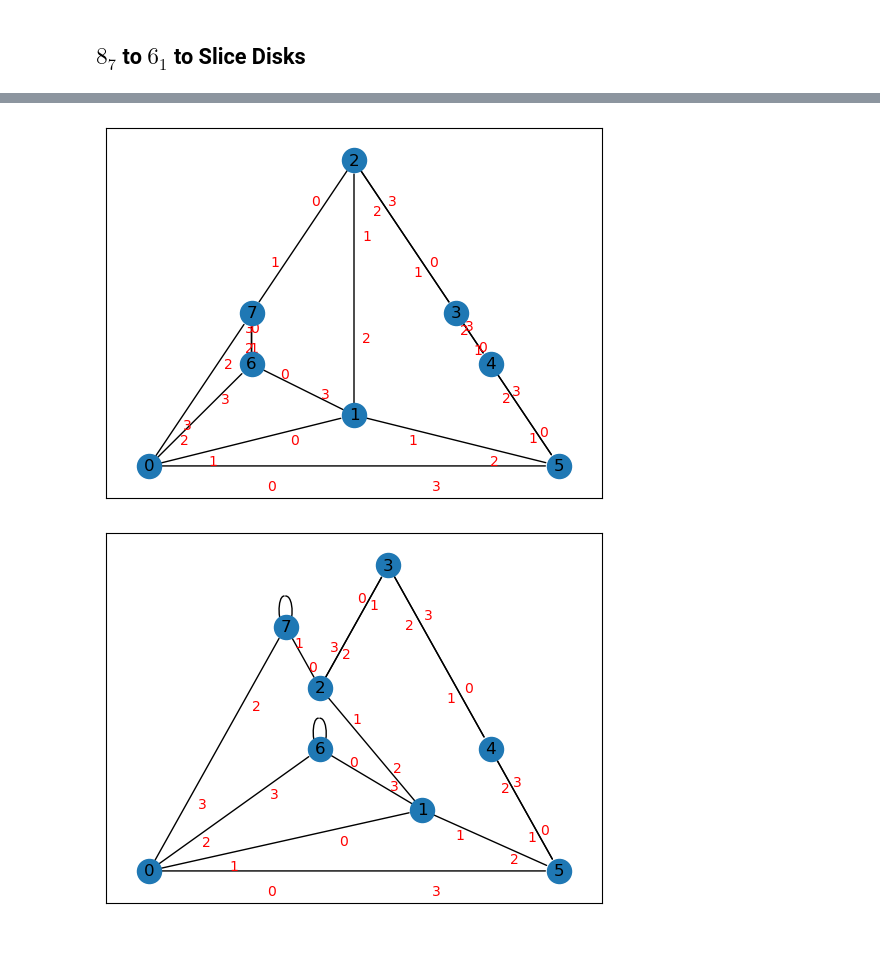
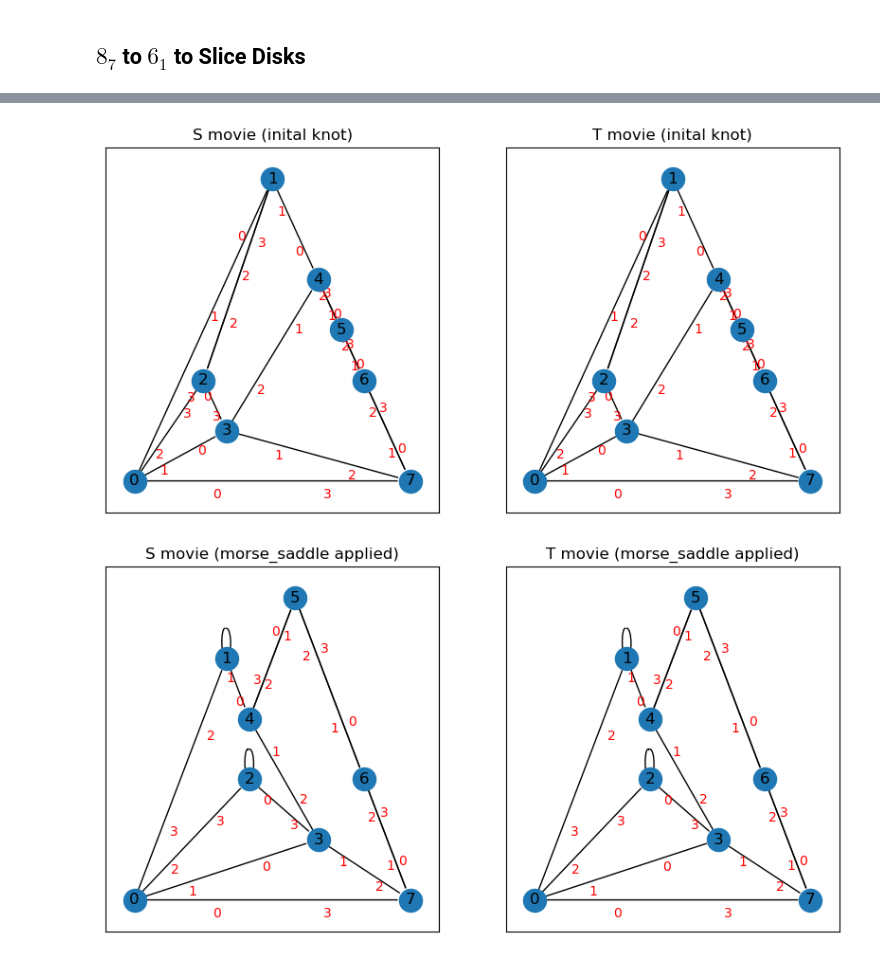
Before and after one commit to JulesGB/KhovanovHomologyOfNonOrientableSurfaces, a Jupyter notebook: Induced Map Computations.ipynb, the cells around one changed output, grey strips where cells are left out. Drawn from its saved outputs; the diff is of its cells as text; code cells hidden in the pictures.

Commit message:
8_7 to 6_1 movie and graphs

```diff
--- a/Induced Map Computations.ipynb
+++ b/Induced Map Computations.ipynb
@@ -44,0 +38,2 @@ S.finish()
+# %%
+K8_7 = Link([(1,5,2,4),(3,13,4,12),(11,3,12,2),(5,10,6,11),(13,6,14,7),(7,14,8,15),(15,8,16,9),(9,16,10,1)])
@@ -44,0 +55,6 @@ S.finish()
+# %%
+T = Cobordism(K8_7)
+T.band_move(0, (1,3), (1,0))
+T.finish()
+T.band_move(1, (3,1), (4,2))
+T.finish()
@@ -45,7 +79,13 @@ S.finish()
 # %%
-for l in S.links:
-    draw_adjacency_graph(l, rad_increment=0.1)
+for i,s,t in zip(range(len(S.links)), S.links, T.links):
+    plt.figure(i, figsize=[10,5])
+    s_move = 'inital knot' if i==0 else S.movie[i-1][0] + ' applied'
+    t_move = 'inital knot' if i==0 else T.movie[i-1][0] + ' applied'
+    plt.subplot(121, title=f'S movie ({s_move})')
+    draw_adjacency_graph(s, rad_increment=0.1)
+    plt.subplot(122, title=f'T movie ({t_move})')
+    draw_adjacency_graph(t, rad_increment=0.1)
     plt.show()
 # %% [output]
-[figure, old version]
+[figure, new version]
-[figure, old version]
+[figure, new version]
```
Also changed, not shown: parts of 7 cells of this notebook, 1 other file.
